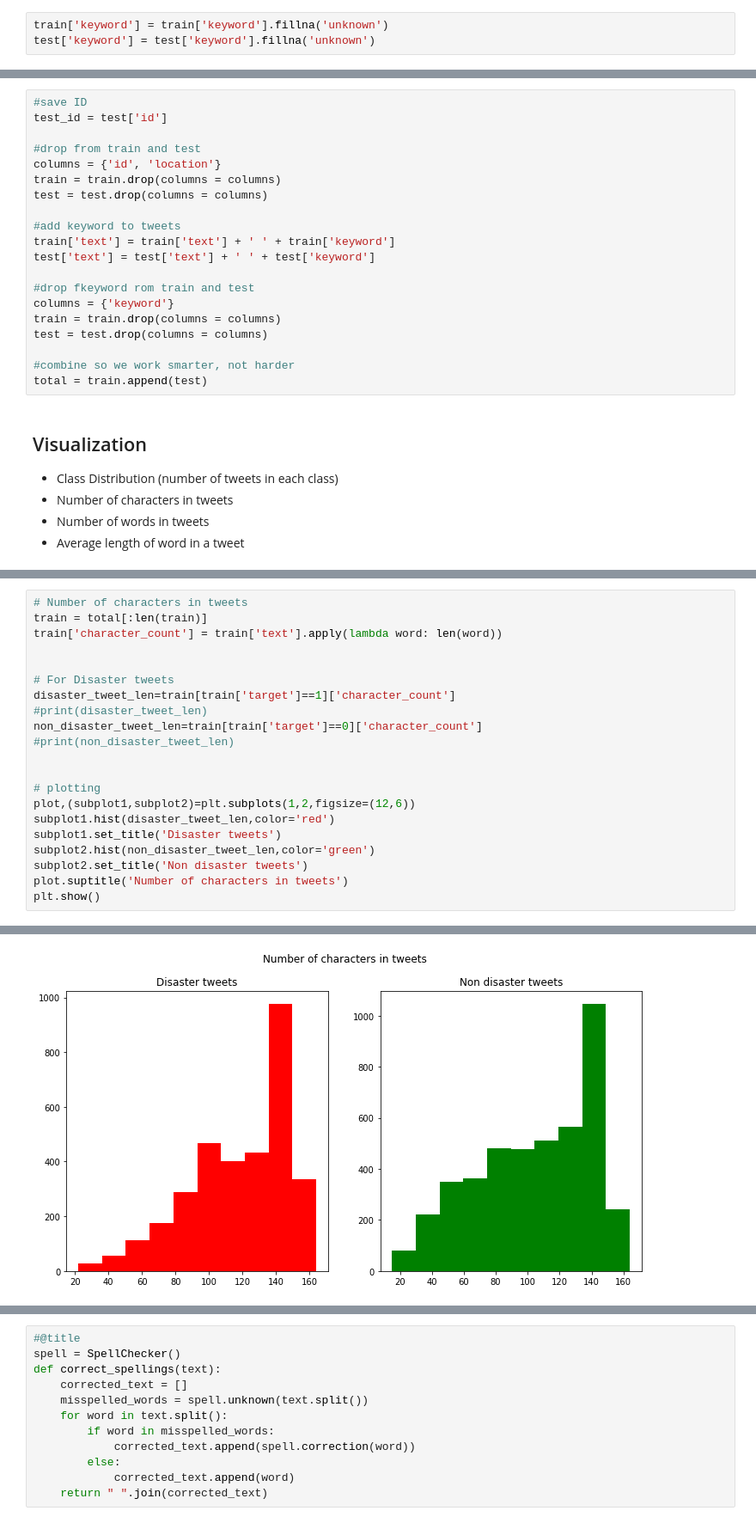
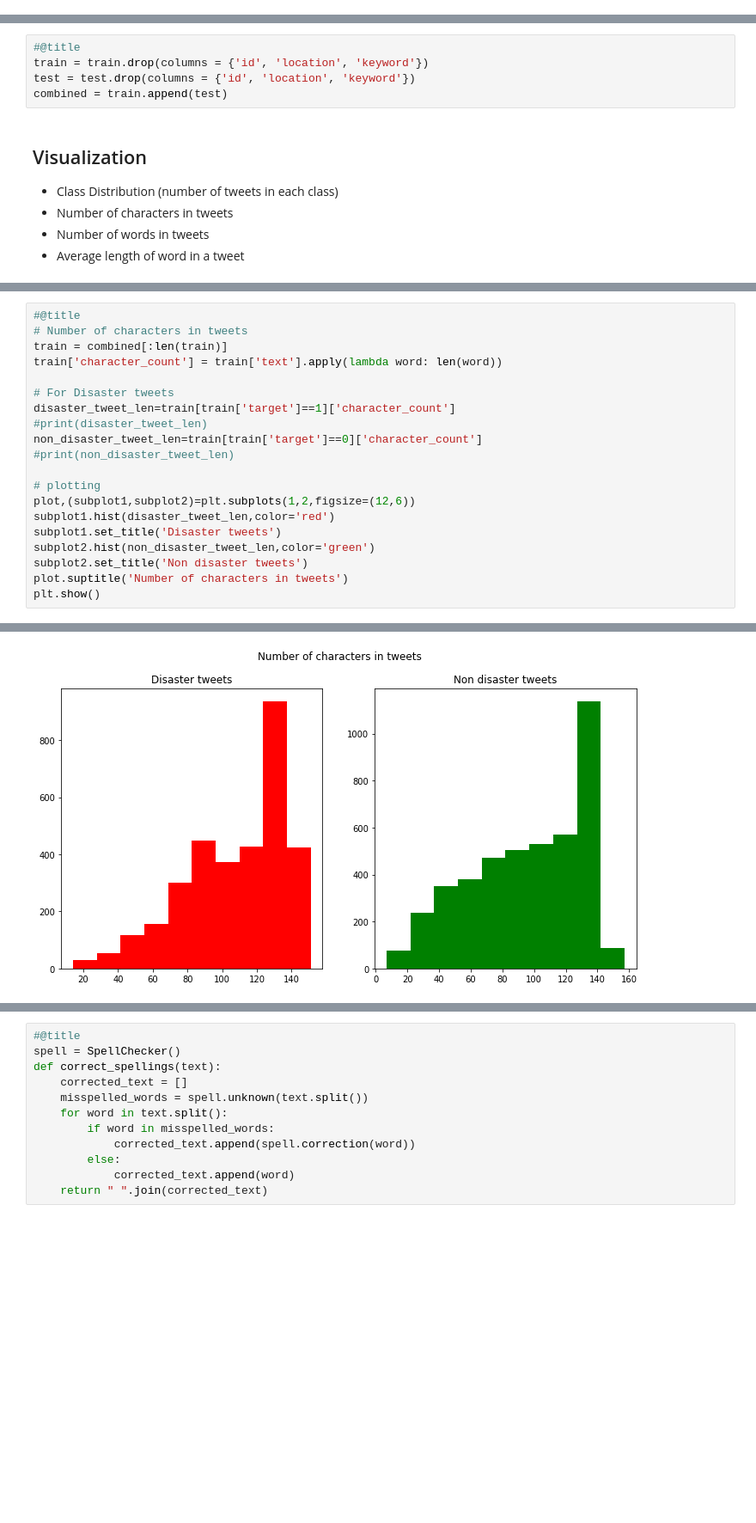
Before and after one commit to pranshudiwan/NLP_CS_6200, a Jupyter notebook: NLP_LSTM.ipynb, the cells around one changed output, grey strips where cells are left out. Shown at 86% size. Cells and saved outputs as stored; diff of their text form; blank space fills up the shorter version.

```diff
--- a/NLP_LSTM.ipynb
+++ b/NLP_LSTM.ipynb
@@ -72,28 +86,10 @@ test   = pd.read_csv(url_test)
-# %%
-train['keyword'] = train['keyword'].fillna('unknown')
-test['keyword'] = test['keyword'].fillna('unknown')
 # %% [markdown]
 ##Single DataFrame
-# %%
-#save ID
-test_id = test['id']
-
-#drop from train and test
-columns = {'id', 'location'}
-train = train.drop(columns = columns)
-test = test.drop(columns = columns)
-
-#add keyword to tweets
-train['text'] = train['text'] + ' ' + train['keyword']
-test['text'] = test['text'] + ' ' + test['keyword']
-
-#drop fkeyword rom train and test
-columns = {'keyword'}
-train = train.drop(columns = columns)
-test = test.drop(columns = columns)
-
-#combine so we work smarter, not harder
-total = train.append(test)
+# %%
+#@title
+train = train.drop(columns = {'id', 'location', 'keyword'})
+test = test.drop(columns = {'id', 'location', 'keyword'})
+combined = train.append(test)
 # %% [markdown]
 ## Visualization
 - Class Distribution (number of tweets in each class)
@@ -113,17 +109,16 @@ print(class_counts , "\n")
 Name: target, dtype: int64
 [figure]
 # %%
+#@title
 # Number of characters in tweets
-train = total[:len(train)]
+train = combined[:len(train)]
 train['character_count'] = train['text'].apply(lambda word: len(word))
-
 
 # For Disaster tweets
 disaster_tweet_len=train[train['target']==1]['character_count']
 #print(disaster_tweet_len)
 non_disaster_tweet_len=train[train['target']==0]['character_count']
 #print(non_disaster_tweet_len)
-
 
 # plotting
 plot,(subplot1,subplot2)=plt.subplots(1,2,figsize=(12,6))
@@ -142,2 +137,2 @@ See the caveats in the documentation: https://pandas.pydata.org/pandas-docs/stab
-[figure, old version]
+[figure, new version]
 # %%
```
Also changed, not shown: parts of 33 cells of this notebook.
